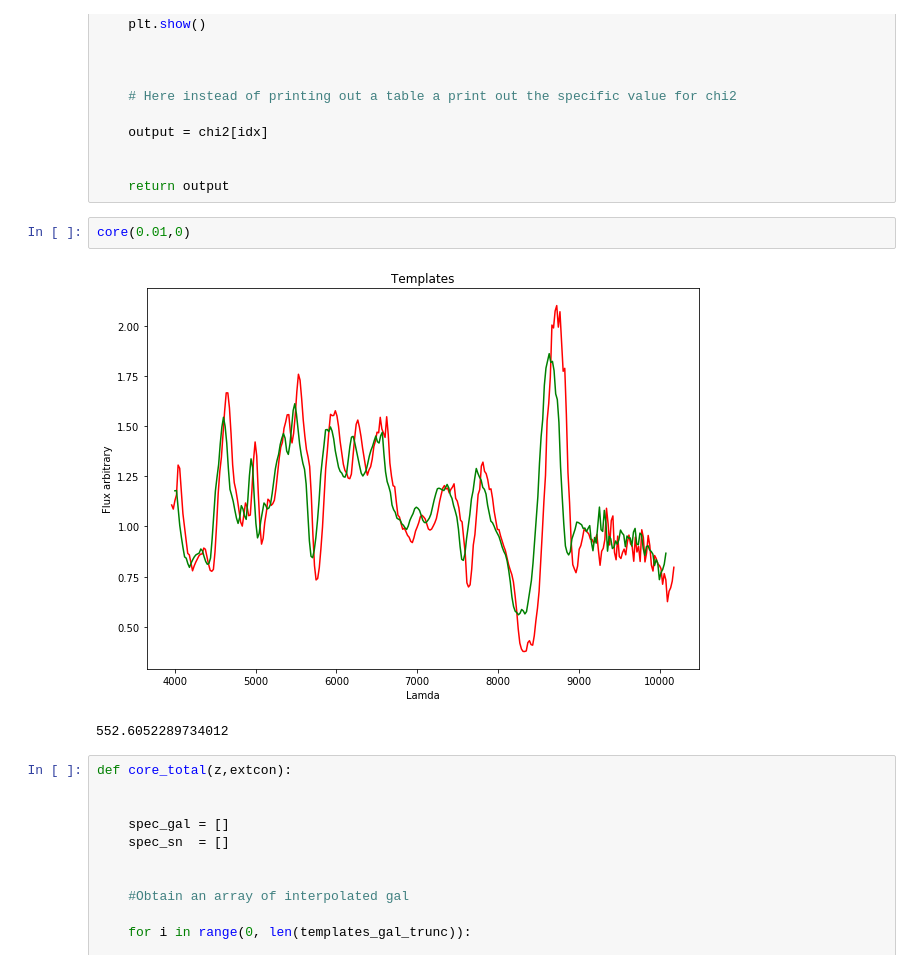
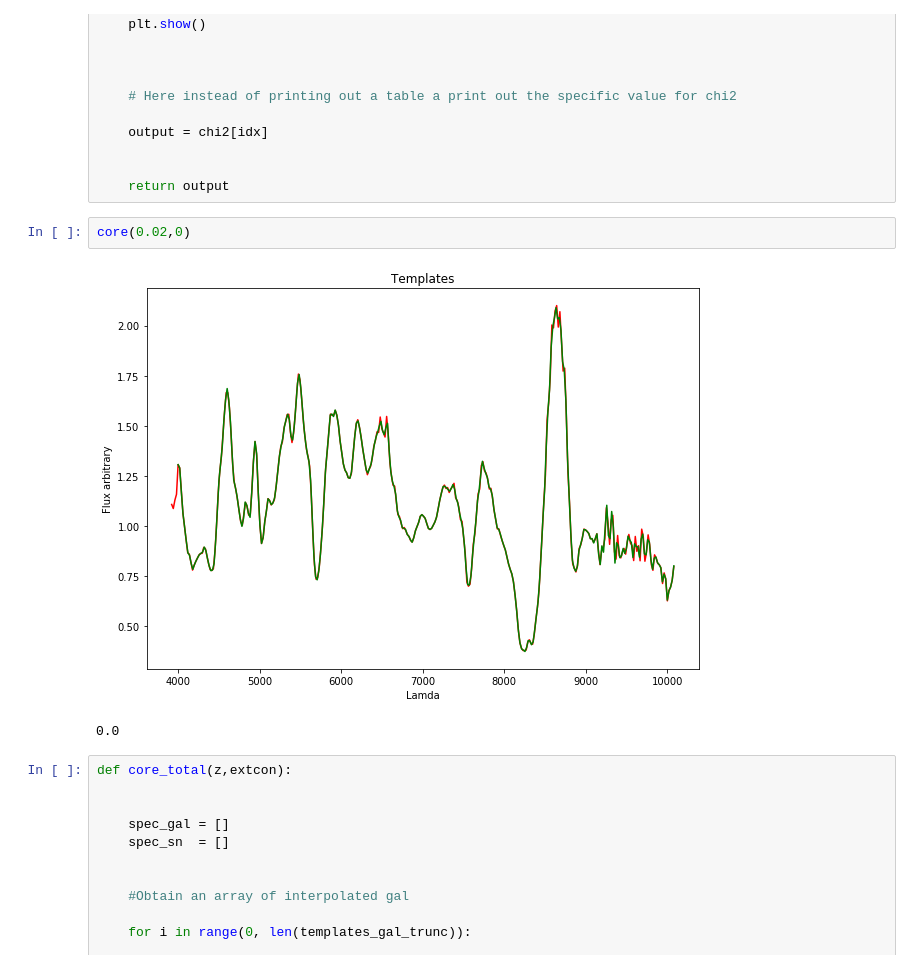
Before and after one commit to oyaron/NGSF, a Jupyter notebook: SuperFit_new_version.ipynb, the cells around one changed output. Cells and saved outputs as stored; diff of their text form.

```diff
--- a/SuperFit_new_version.ipynb
+++ b/SuperFit_new_version.ipynb
@@ -329,10 +329,10 @@ def core(z,extcon):
 
     return output
 # %%
-core(0.01,0)
+core(0.02,0)
 # %% [output]
-[figure, old version]
+[figure, new version]
-552.6052289734012
+0.0
 # %%
 def core_total(z,extcon):
 
```
Also changed, not shown: parts of 5 cells of this notebook.
